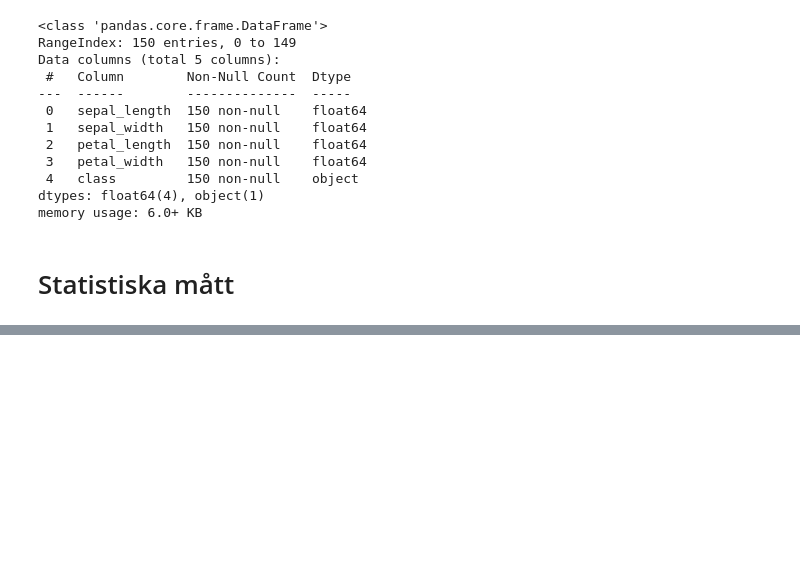
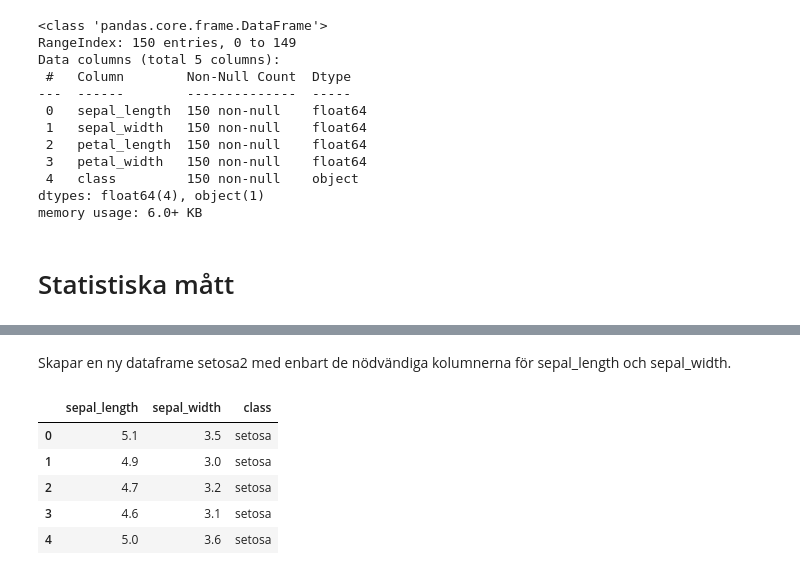
Before and after one commit to dancla240/Statistiska_Metoder, a Jupyter notebook: Lab/StatMet_Lab_Daniel.ipynb, the cells around one changed output, grey strips where cells are left out. Saved outputs shown, nothing was run; the diff lists cells and outputs as text; code cells hidden in the pictures; blank space fills up the shorter version.

```diff
--- a/Lab/StatMet_Lab_Daniel.ipynb
+++ b/Lab/StatMet_Lab_Daniel.ipynb
@@ -180,0 +323,15 @@ sns.boxplot(x="class", y="sepal_length", data=iris)
+# %% [markdown]
+Skapar en ny dataframe setosa2 med enbart de nödvändiga kolumnerna för sepal_length och sepal_width.
+# %%
+setosa2 = pd.DataFrame({'sepal_length' : np.zeros(len(setosa)),'sepal_width' : np.zeros(len(setosa)),'class' : np.zeros(len(setosa))})
+setosa2.loc[:,'sepal_length'] = setosa.loc[:,'sepal_length']
+setosa2.loc[:,'sepal_width'] = setosa.loc[:,'sepal_width']
+setosa2.loc[:,'class'] = setosa.loc[:,'class']
+setosa2.head(5)
+# %% [output]
+|  | sepal_length | sepal_width | class |
+| 0 | 5.1 | 3.5 | setosa |
+| 1 | 4.9 | 3.0 | setosa |
+| 2 | 4.7 | 3.2 | setosa |
+| 3 | 4.6 | 3.1 | setosa |
+| 4 | 5.0 | 3.6 | setosa |
```
Also changed, not shown: parts of 45 cells of this notebook, 8 other files.
